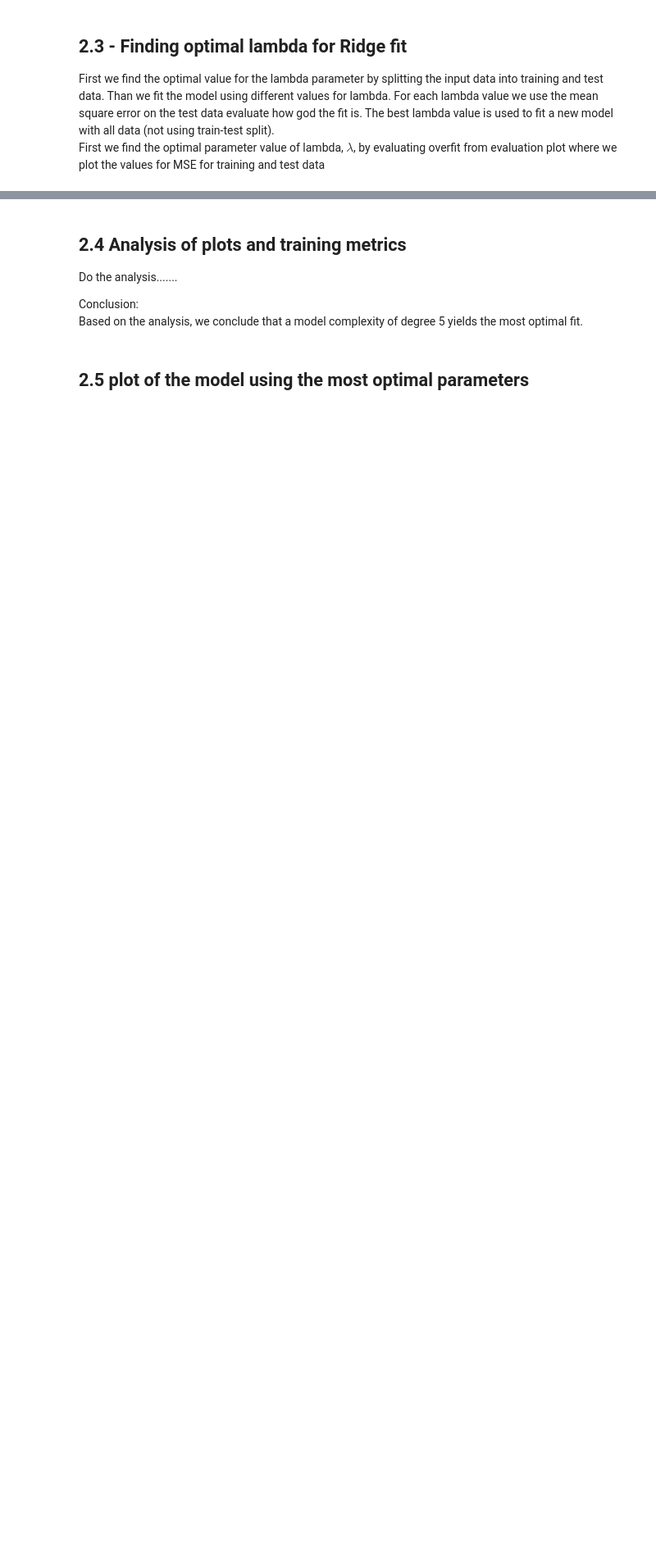
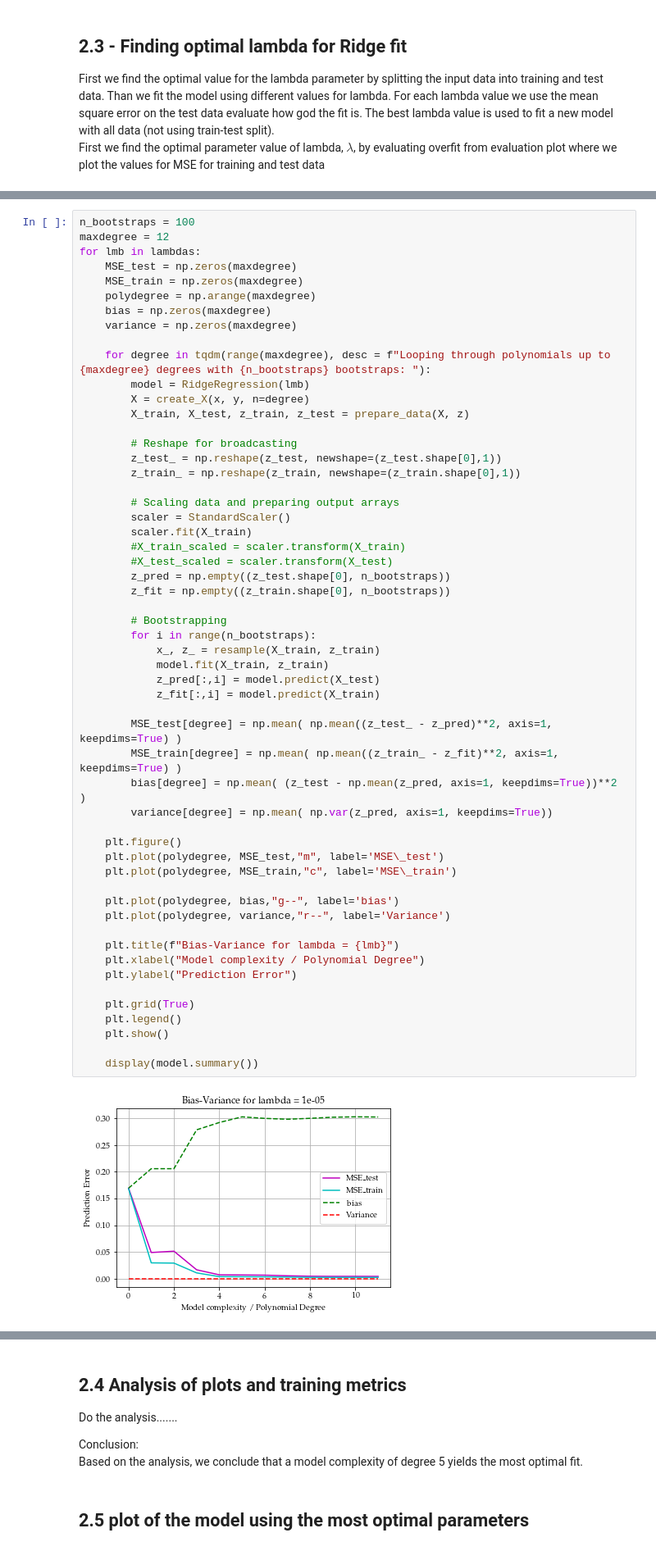
Before and after one commit to AndreasBordvik/FYS-STK4155-Prj1_report, a Jupyter notebook: code/Exercise4.ipynb, the cells around one changed output, grey strips where cells are left out. Shown at 82% size. Cells and saved outputs as stored; diff of their text form; blank space fills up the shorter version.

```diff
--- a/code/Exercise4.ipynb
+++ b/code/Exercise4.ipynb
@@ -90,0 +89,57 @@ plt.savefig(f"{REPORT_FIGURES}franke_function_Ridge_evaluate_fit.pdf")
+# %%
+n_bootstraps = 100
+maxdegree = 12
+for lmb in lambdas:
+    MSE_test = np.zeros(maxdegree)
+    MSE_train = np.zeros(maxdegree)
+    polydegree = np.arange(maxdegree)
+    bias = np.zeros(maxdegree)
+    variance = np.zeros(maxdegree)
+
+    for degree in tqdm(range(maxdegree), desc = f"Looping through polynomials up to {maxdegree} degrees with {n_bootstraps} bootstraps: "):
+        model = RidgeRegression(lmb)
+        X = create_X(x, y, n=degree)
+        X_train, X_test, z_train, z_test = prepare_data(X, z)
+
+        # Reshape for broadcasting
+        z_test_ = np.reshape(z_test, newshape=(z_test.shape[0],1))
+        z_train_ = np.reshape(z_train, newshape=(z_train.shape[0],1))
+
+        # Scaling data and preparing output arrays
+        scaler = StandardScaler()
+        scaler.fit(X_train)
+        #X_train_scaled = scaler.transform(X_train)
+        #X_test_scaled = scaler.transform(X_test)
+        z_pred = np.empty((z_test.shape[0], n_bootstraps))
+        z_fit = np.empty((z_train.shape[0], n_bootstraps))
+
+        # Bootstrapping
+        for i in range(n_bootstraps):
+            x_, z_ = resample(X_train, z_train)
+            model.fit(X_train, z_train)
+            z_pred[:,i] = model.predict(X_test)
+            z_fit[:,i] = model.predict(X_train)
+
+        MSE_test[degree] = np.mean( np.mean((z_test_ - z_pred)**2, axis=1, keepdims=True) )
+        MSE_train[degree] = np.mean( np.mean((z_train_ - z_fit)**2, axis=1, keepdims=True) )
+        bias[degree] = np.mean( (z_test - np.mean(z_pred, axis=1, keepdims=True))**2 )
+        variance[degree] = np.mean( np.var(z_pred, axis=1, keepdims=True))
+
+    plt.figure()
+    plt.plot(polydegree, MSE_test,"m", label='MSE\_test')
+    plt.plot(polydegree, MSE_train,"c", label='MSE\_train')
+
+    plt.plot(polydegree, bias,"g--", label='bias')
+    plt.plot(polydegree, variance,"r--", label='Variance')
+
+    plt.title(f"Bias-Variance for lambda = {lmb}")
+    plt.xlabel("Model complexity / Polynomial Degree")
+    plt.ylabel("Prediction Error")
+
+    plt.grid(True)
+    plt.legend()
+    plt.show()
+
+    display(model.summary())
+# %% [output]
+[figure, added]
```
Also changed, not shown: parts of 7 cells of this notebook, 2 other files.
